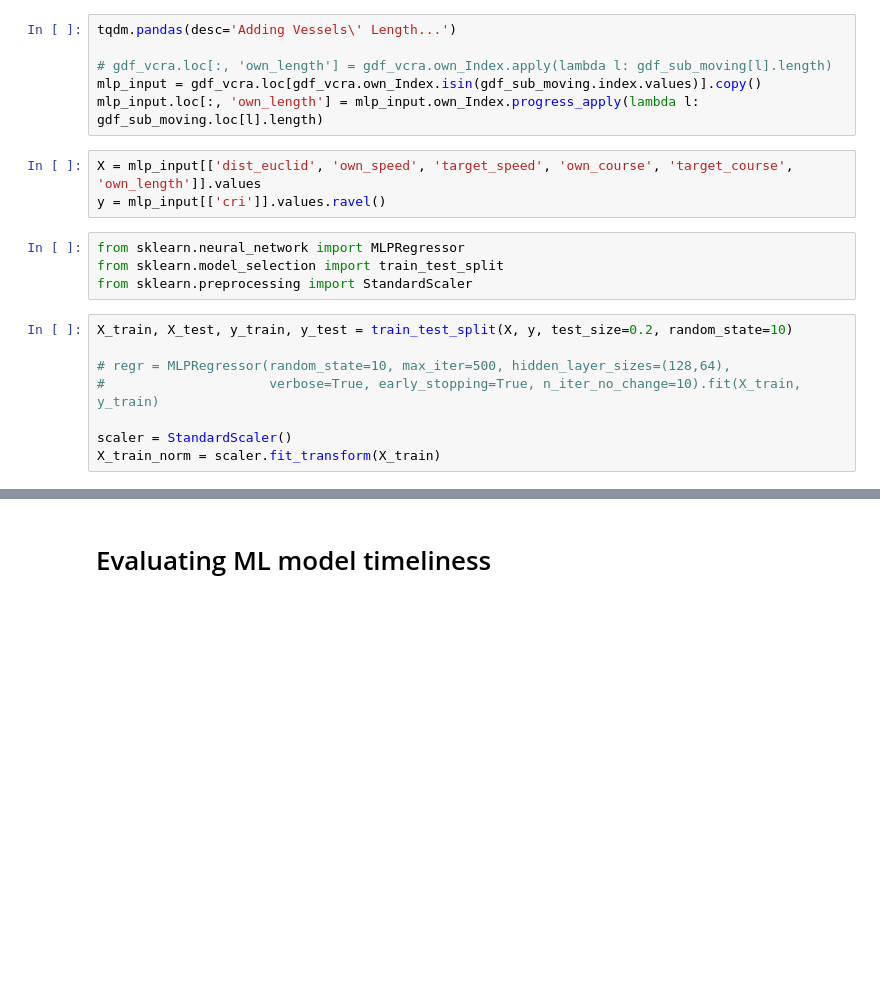
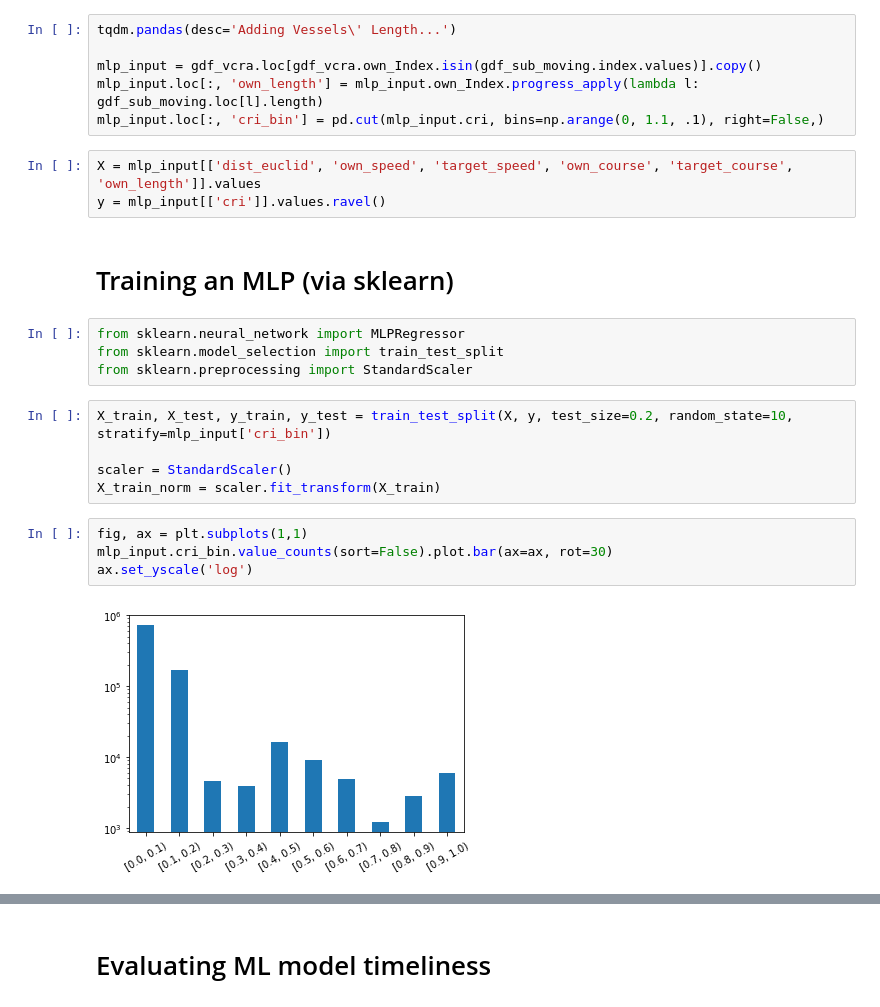
Before and after one commit to DataStories-UniPi/VCRA, a Jupyter notebook: 4-vcra-equations-v2-model-trimming.ipynb, the cells around one changed output, grey strips where cells are left out. Drawn from its saved outputs; the diff is of its cells as text; blank space fills up the shorter version.

```diff
--- a/4-vcra-equations-v2-model-trimming.ipynb
+++ b/4-vcra-equations-v2-model-trimming.ipynb
@@ -87,24 +92,29 @@ gdf_vcra = pd.read_pickle('./data/unipi_ais_dynamic_jul2018_1w_vcra_dataset_v3.p
 # %%
 tqdm.pandas(desc='Adding Vessels\' Length...')
 
-# gdf_vcra.loc[:, 'own_length'] = gdf_vcra.own_Index.apply(lambda l: gdf_sub_moving[l].length)
 mlp_input = gdf_vcra.loc[gdf_vcra.own_Index.isin(gdf_sub_moving.index.values)].copy()
 mlp_input.loc[:, 'own_length'] = mlp_input.own_Index.progress_apply(lambda l: gdf_sub_moving.loc[l].length)
+mlp_input.loc[:, 'cri_bin'] = pd.cut(mlp_input.cri, bins=np.arange(0, 1.1, .1), right=False,)
 # %%
 X = mlp_input[['dist_euclid', 'own_speed', 'target_speed', 'own_course', 'target_course', 'own_length']].values
 y = mlp_input[['cri']].values.ravel()
+# %% [markdown]
+# Training an MLP (via sklearn)
 # %%
 from sklearn.neural_network import MLPRegressor
 from sklearn.model_selection import train_test_split
 from sklearn.preprocessing import StandardScaler
 # %%
-X_train, X_test, y_train, y_test = train_test_split(X, y, test_size=0.2, random_state=10)
-
-# regr = MLPRegressor(random_state=10, max_iter=500, hidden_layer_sizes=(128,64),
-#                     verbose=True, early_stopping=True, n_iter_no_change=10).fit(X_train, y_train)
+X_train, X_test, y_train, y_test = train_test_split(X, y, test_size=0.2, random_state=10, stratify=mlp_input['cri_bin'])
 
 scaler = StandardScaler()
 X_train_norm = scaler.fit_transform(X_train)
+# %%
+fig, ax = plt.subplots(1,1)
+mlp_input.cri_bin.value_counts(sort=False).plot.bar(ax=ax, rot=30)
+ax.set_yscale('log')
+# %% [output]
+[figure, added]
 # %%
 regr = MLPRegressor(random_state=10, max_iter=30, hidden_layer_sizes=(256, 32),
                     verbose=True, early_stopping=True, n_iter_no_change=10).fit(X_train_norm, y_train)
```
Also changed, not shown: parts of 13 cells of this notebook, 3 other files.
